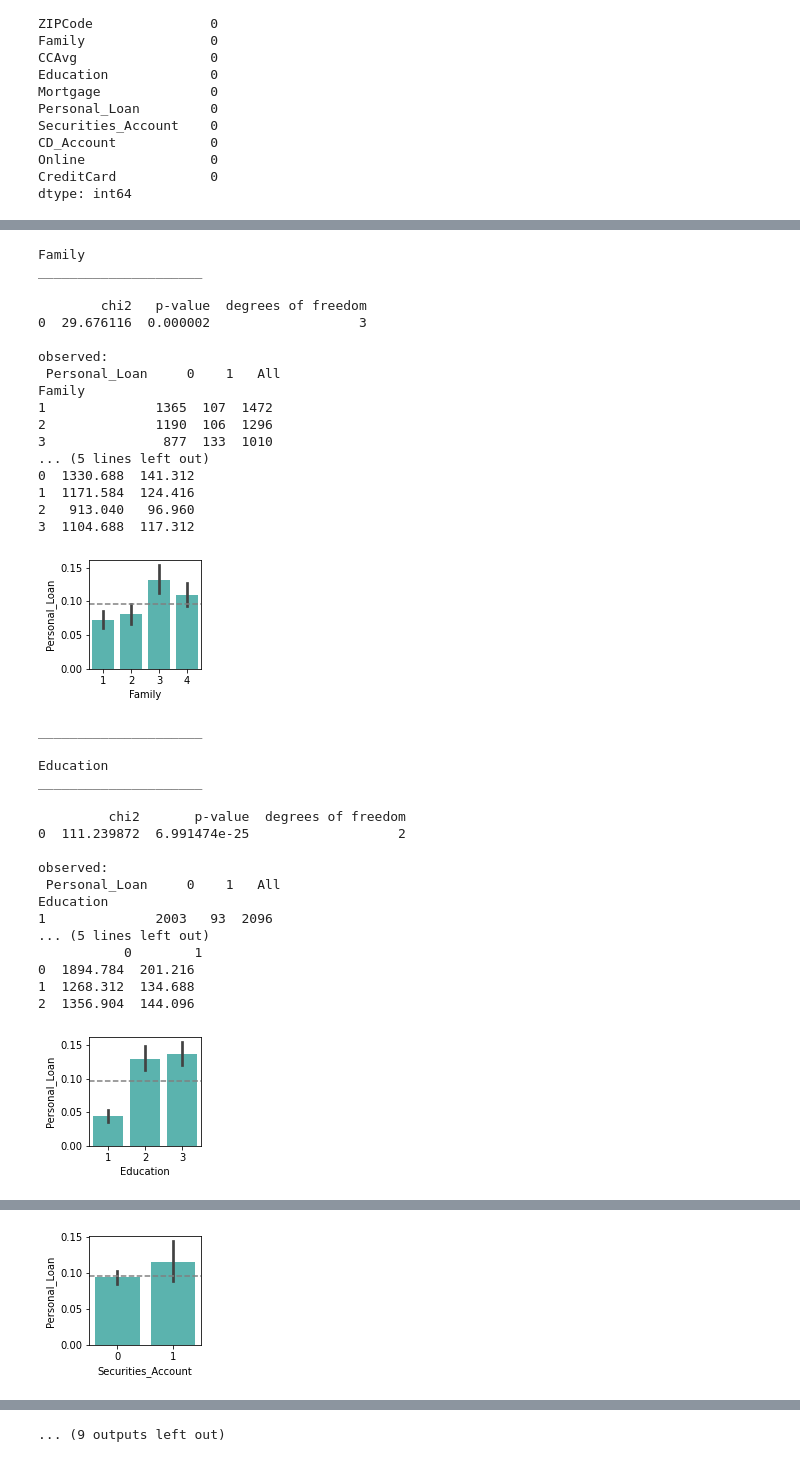
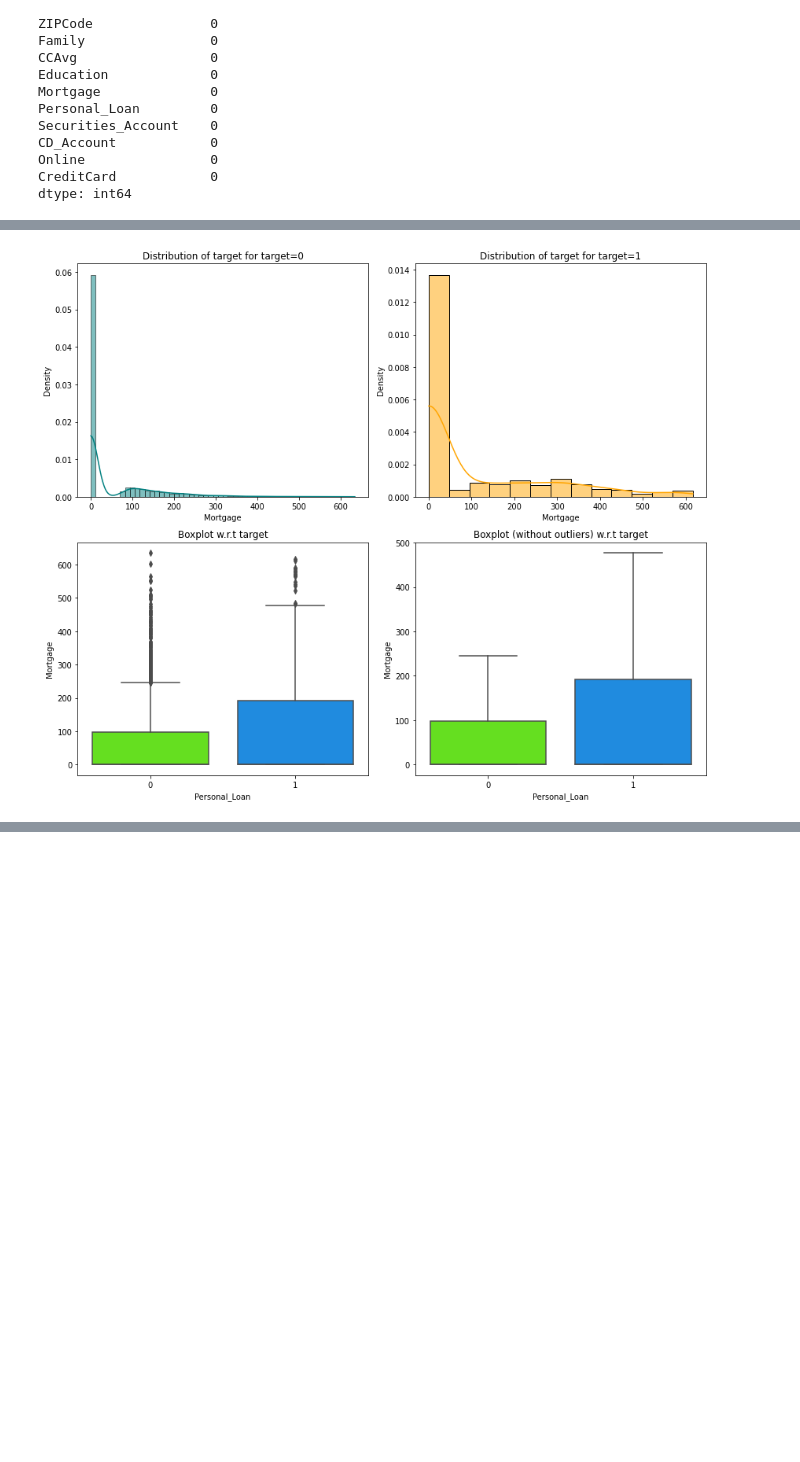
Before and after one commit to cfreeman22/loan_modeling_project, a Jupyter notebook: loan_modeling.ipynb, the cells around one changed output, grey strips where cells are left out. Cells and saved outputs as stored; diff of their text form; code cells hidden in the pictures; blank space fills up the shorter version.

```diff
--- a/loan_modeling.ipynb
+++ b/loan_modeling.ipynb
@@ -113 +200,4 @@ dtype: int64
+# %%
+# Replacing negative Experience with absolute value.
+loan['Experience'] = loan['Experience'].abs()
 # %%
@@ -115,5 +206,3 @@ cat_var = ['Family','Education','Securities_Account','CD_Account','Online','Cred
 quant_vars = ['Age','Income','CCAvg','Mortgage']
 quant_vars2 = ['Age','Income','CCAvg']
 target = 'Personal_Loan'
-# %%
-loan["Experience"].replace({-1: 0, -2: 0,-3:0}, inplace=True)
@@ -157,39 +418,4 @@ _________________________________________________________________
 # %%
-wrangle.explore_bivariate(loan, target, cat_var, quant_vars)
+wrangle.distribution_plot_wrt_target(loan, 'Mortgage', target)
 # %% [output]
-Family
-_____________________
-
-        chi2   p-value  degrees of freedom
-0  29.676116  0.000002                   3
-
-observed:
- Personal_Loan     0    1   All
-Family
-1              1365  107  1472
-2              1190  106  1296
-3               877  133  1010
-... (5 lines left out)
-0  1330.688  141.312
-1  1171.584  124.416
-2   913.040   96.960
-3  1104.688  117.312
-[figure, old version]
+[figure, new version]
-_____________________
-
-Education
-_____________________
-
-         chi2       p-value  degrees of freedom
-0  111.239872  6.991474e-25                   2
-
-observed:
- Personal_Loan     0    1   All
-Education
-1              2003   93  2096
-... (5 lines left out)
-           0        1
-0  1894.784  201.216
-1  1268.312  134.688
-2  1356.904  144.096
-[figure, removed]
@@ -215 +421,0 @@ expected:
-[figure, removed]
@@ -276 +421,0 @@ expected:
-... (9 outputs left out)
```
Also changed, not shown: parts of 29 cells of this notebook.
